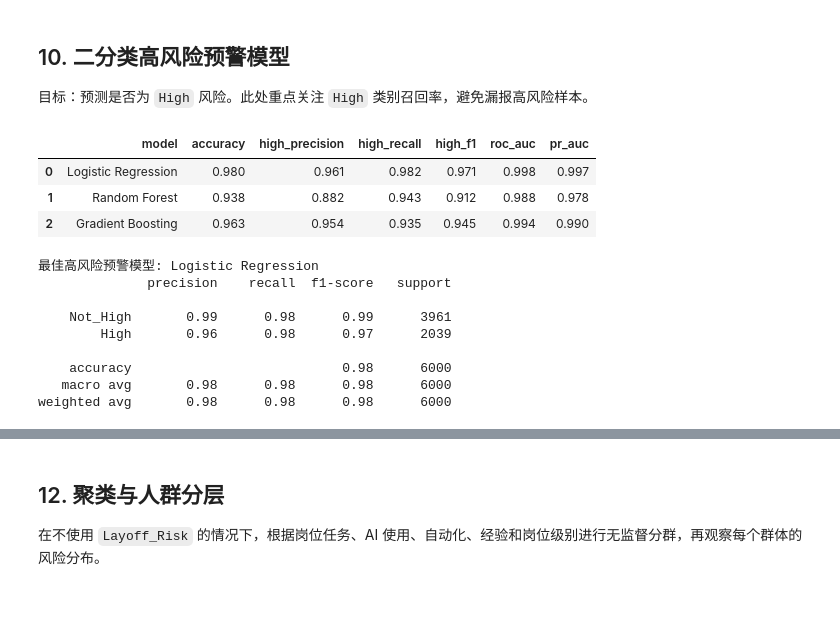
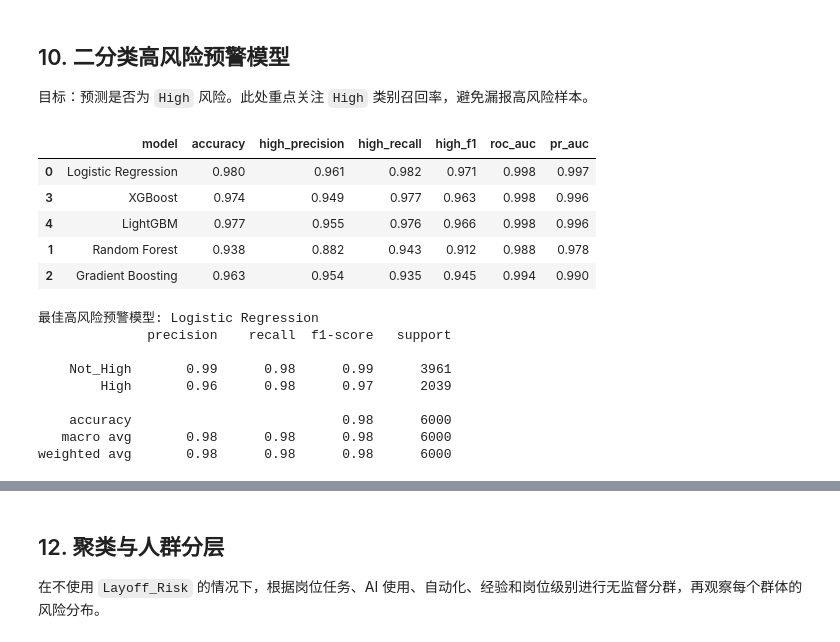
Before and after one commit to NEPDream/InsightMotion-AI, a Jupyter notebook: dataset/ai_impact_jobs_layoff_risk_analysis.ipynb, the cells around one changed output, grey strips where cells are left out. Saved outputs shown, nothing was run; the diff lists cells and outputs as text; code cells hidden in the pictures; blank space fills up the shorter version.

```diff
--- a/dataset/ai_impact_jobs_layoff_risk_analysis.ipynb
+++ b/dataset/ai_impact_jobs_layoff_risk_analysis.ipynb
@@ -1069,41 +1148,72 @@ binary_models = {
     "Gradient Boosting": GradientBoostingClassifier(random_state=RANDOM_STATE),
 }
 
+if HAS_XGBOOST:
+    binary_models["XGBoost"] = xgb.XGBClassifier(
+        n_estimators=350,
+        max_depth=5,
+        learning_rate=0.05,
+        subsample=0.90,
+        colsample_bytree=0.90,
+        objective="binary:logistic",
+        eval_metric="logloss",
+        scale_pos_weight=(y_train_bin.eq(0).sum() / y_train_bin.eq(1).sum()),
+        tree_method="hist",
+        random_state=RANDOM_STATE,
+        n_jobs=-1,
+    )
+
+if HAS_LIGHTGBM:
+    binary_models["LightGBM"] = lgb.LGBMClassifier(
+        n_estimators=350,
+        learning_rate=0.05,
+        num_leaves=31,
+        subsample=0.90,
+        colsample_bytree=0.90,
+        objective="binary",
+        class_weight="balanced",
+        random_state=RANDOM_STATE,
+        n_jobs=-1,
+        verbosity=-1,
+    )
+
 fitted_binary = {}
 binary_metrics = []
 
 for name, estimator in binary_models.items():
-    pipe = Pipeline(steps=[("preprocessor", preprocessor), ("model", estimator)])
+    pipe = Pipeline(steps=[("preprocessor", build_preprocessor()), ("model", estimator)])
     pipe.fit(X_train_bin, y_train_bin)
     y_pred = pipe.predict(X_test_bin)
     y_proba = pipe.predict_proba(X_test_bin)[:, 1]
     fitted_binary[name] = pipe
     binary_metrics.append(
         {
             "model": name,
             "accuracy": accuracy_score(y_test_bin, y_pred),
             "high_precision": precision_score(y_test_bin, y_pred, zero_division=0),
             "high_recall": recall_score(y_test_bin, y_pred, zero_division=0),
             "high_f1": f1_score(y_test_bin, y_pred, zero_division=0),
             "roc_auc": roc_auc_score(y_test_bin, y_proba),
             "pr_auc": average_precision_score(y_test_bin, y_proba),
         }
     )
 
 binary_metrics_df = pd.DataFrame(binary_metrics).sort_values(
     ["high_recall", "high_f1", "pr_auc"], ascending=False
 )
 display(binary_metrics_df)
 binary_metrics_df.to_csv(TABLE_DIR / "binary_model_metrics.csv", index=False)
 
 best_binary_name = binary_metrics_df.iloc[0]["model"]
 best_binary_model = fitted_binary[best_binary_name]
 y_proba_best = best_binary_model.predict_proba(X_test_bin)[:, 1]
 print(f"最佳高风险预警模型: {best_binary_name}")
 print(classification_report(y_test_bin, best_binary_model.predict(X_test_bin), target_names=["Not_High", "High"]))
 # %% [output]
 |  | model | accuracy | high_precision | high_recall | high_f1 | roc_auc | pr_auc |
 | 0 | Logistic Regression | 0.980 | 0.961 | 0.982 | 0.971 | 0.998 | 0.997 |
+| 3 | XGBoost | 0.974 | 0.949 | 0.977 | 0.963 | 0.998 | 0.996 |
+| 4 | LightGBM | 0.977 | 0.955 | 0.976 | 0.966 | 0.998 | 0.996 |
 | 1 | Random Forest | 0.938 | 0.882 | 0.943 | 0.912 | 0.988 | 0.978 |
 | 2 | Gradient Boosting | 0.963 | 0.954 | 0.935 | 0.945 | 0.994 | 0.990 |
 最佳高风险预警模型: Logistic Regression
```
Also changed, not shown: parts of 12 cells of this notebook, 18 other files.
